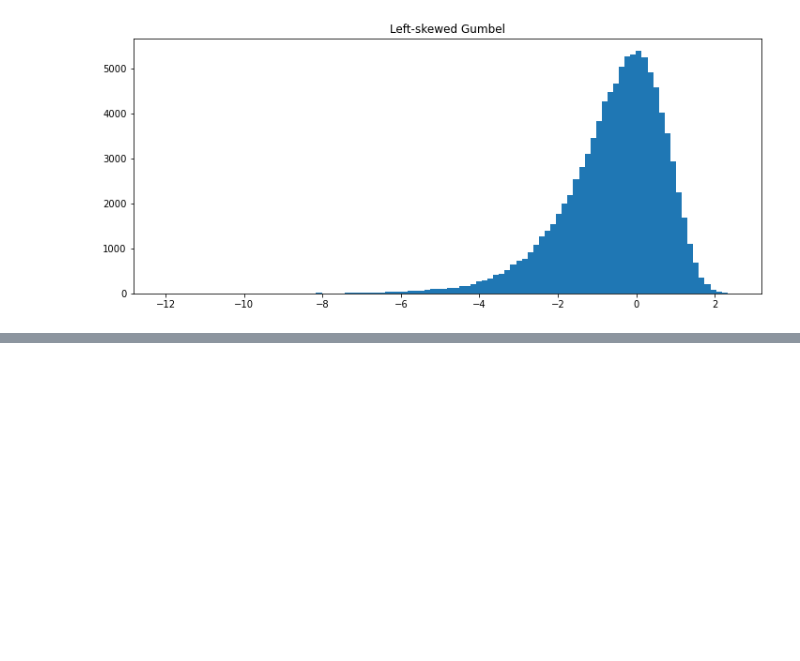
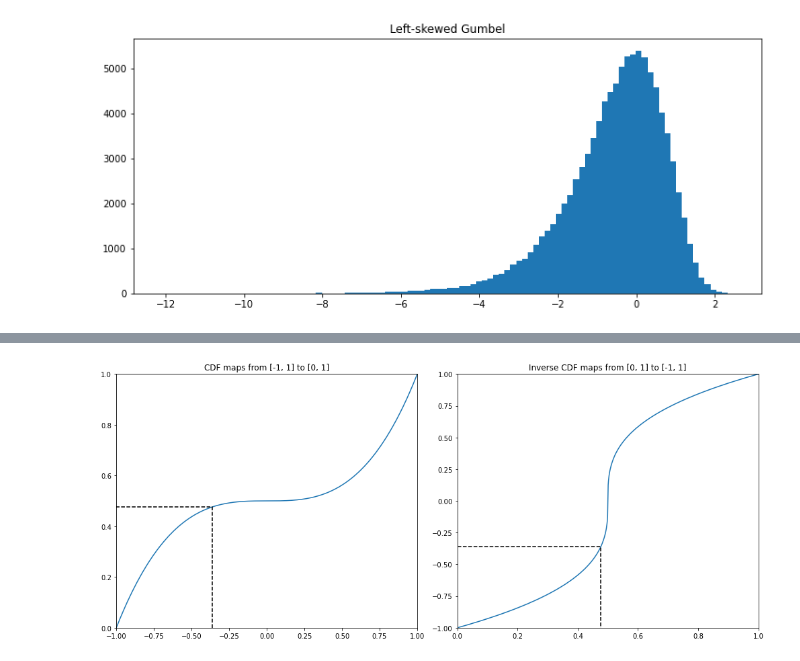
Before and after one commit to nordam/ComputationalPhysics, a Jupyter notebook: Notebooks/3 - Random numbers.ipynb, the cells around one changed output, grey strips where cells are left out. Saved outputs shown, nothing was run; the diff lists cells and outputs as text; code cells hidden in the pictures; blank space fills up the shorter version.

```diff
--- a/Notebooks/3 - Random numbers.ipynb
+++ b/Notebooks/3 - Random numbers.ipynb
@@ -179,0 +302,40 @@ plt.plot(x, pdf(x, l, k), lw = 2)
+# %%
+def PDF(x):
+    return 3*x**2 / 2
+
+def CDF(x):
+    return (x**3 + 1) / 2
+
+def iCDF(c):
+    # Built-in function for the cube root
+    # Gives real result when the input is real
+    return np.cbrt(2*c - 1)
+
+# Some plots to explain what's going on
+fig, ax = plt.subplots(ncols = 2, figsize = (14, 6))
+
+# The CDF maps from a random number (on the interval -1 to 1 in this case)
+# to a probability (which is always a number on the interval [0, 1]).
+u = np.linspace(-1, 1, 1001)
+ax[0].plot(u, CDF(u))
+
+# Illustrate the mapping
+x = np.random.uniform(-1, 1)
+ax[0].plot([x, x, -1], [0, CDF(x), CDF(x)], '--', c = 'k')
+ax[0].set_xlim(-1, 1)
+ax[0].set_ylim(0, 1 )
+ax[0].set_title('CDF maps from [-1, 1] to [0, 1]')
+
+
+# The inverse CDF maps from a probability on the interval from 0 to 1,
+# to a random number (on the interval -1 to 1 in this case).
+u = np.linspace(0, 1, 1001)
+ax[1].plot(u, iCDF(u))
+# Illustrate the inverse mapping
+ax[1].plot([0, CDF(x), CDF(x)], [x, x, -1], '--', c = 'k')
+ax[1].set_xlim(0, 1 )
+ax[1].set_ylim(-1, 1)
+ax[1].set_title('Inverse CDF maps from [0, 1] to [-1, 1]')
+plt.tight_layout()
+# %% [output]
+[figure, added]
```
Also changed, not shown: parts of 28 cells of this notebook.
